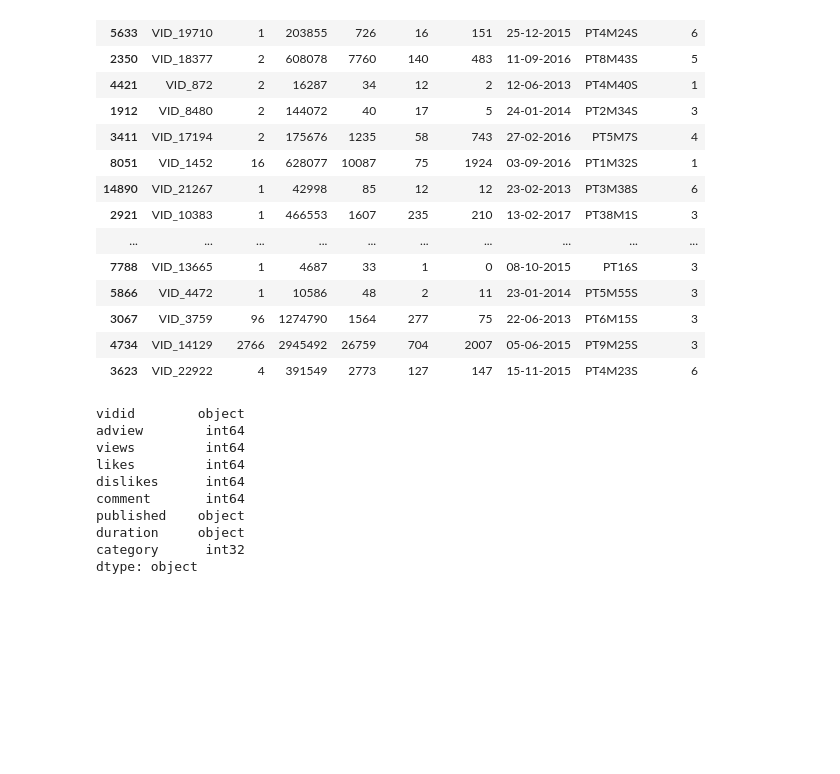
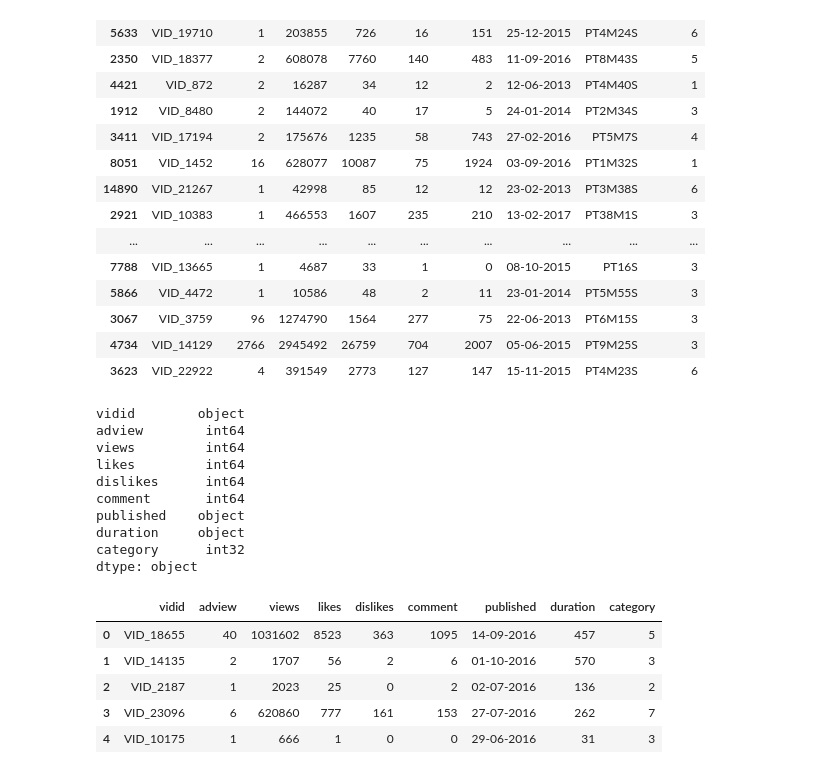
Before and after one commit to charcode123/youtube-adview-prediction, a Jupyter notebook: youtubeadviewpred.ipynb, the cells around one changed output. Drawn from its saved outputs; the diff is of its cells as text; code cells hidden in the pictures; blank space fills up the shorter version.

```diff
--- a/youtubeadviewpred.ipynb
+++ b/youtubeadviewpred.ipynb
@@ -195,3 +195,52 @@ category      int32
 dtype: object
 # %%
 df1.to_csv('D:/pythonCode/projects/youtube-adview-prediction/train_new.csv')
+# %%
+import datetime
+import time
+
+def checki(x):
+  y = x[2:]
+  h = ''
+  m = ''
+  s = ''
+  mm = ''
+  P = ['H','M','S']
+  for i in y:
+    if i not in P:
+       mm+=i
+    else:
+      if(i=='H'):
+        h = mm
+        mm = ''
+      elif(i=='M'):
+        m = mm
+        mm = ''
+      else:
+        s =mm
+        mm = ''
+  if(h==''):
+    h = '00'
+  if(m==''):
+    m = '00'
+  if(s==''):
+    s = '00'
+  bp=h+':'+m+':'+s
+  return bp
+
+
+def func_sec(time_string):
+  h,m,s=time_string.split(':')
+  return int(h)*3600+int(m)*60+int(s)
+# %%
+df1['duration']=df1['duration'].apply(checki)
+df1['duration']=df1['duration'].apply(func_sec)
+# %%
+df1.head()
+# %% [output]
+|  | vidid | adview | views | likes | dislikes | comment | published | duration | category |
+| 0 | VID_18655 | 40 | 1031602 | 8523 | 363 | 1095 | 14-09-2016 | 457 | 5 |
+| 1 | VID_14135 | 2 | 1707 | 56 | 2 | 6 | 01-10-2016 | 570 | 3 |
+| 2 | VID_2187 | 1 | 2023 | 25 | 0 | 2 | 02-07-2016 | 136 | 2 |
+| 3 | VID_23096 | 6 | 620860 | 777 | 161 | 153 | 27-07-2016 | 262 | 7 |
+| 4 | VID_10175 | 1 | 666 | 1 | 0 | 0 | 29-06-2016 | 31 | 3 |
```
